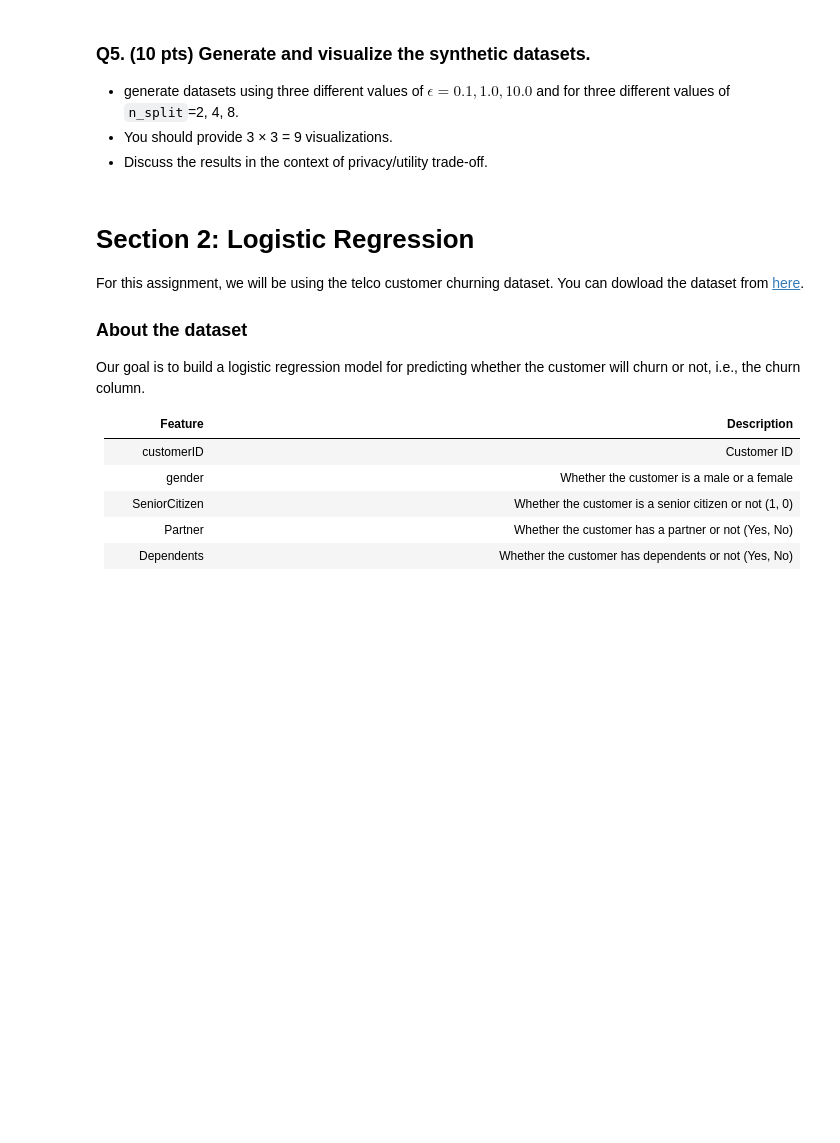
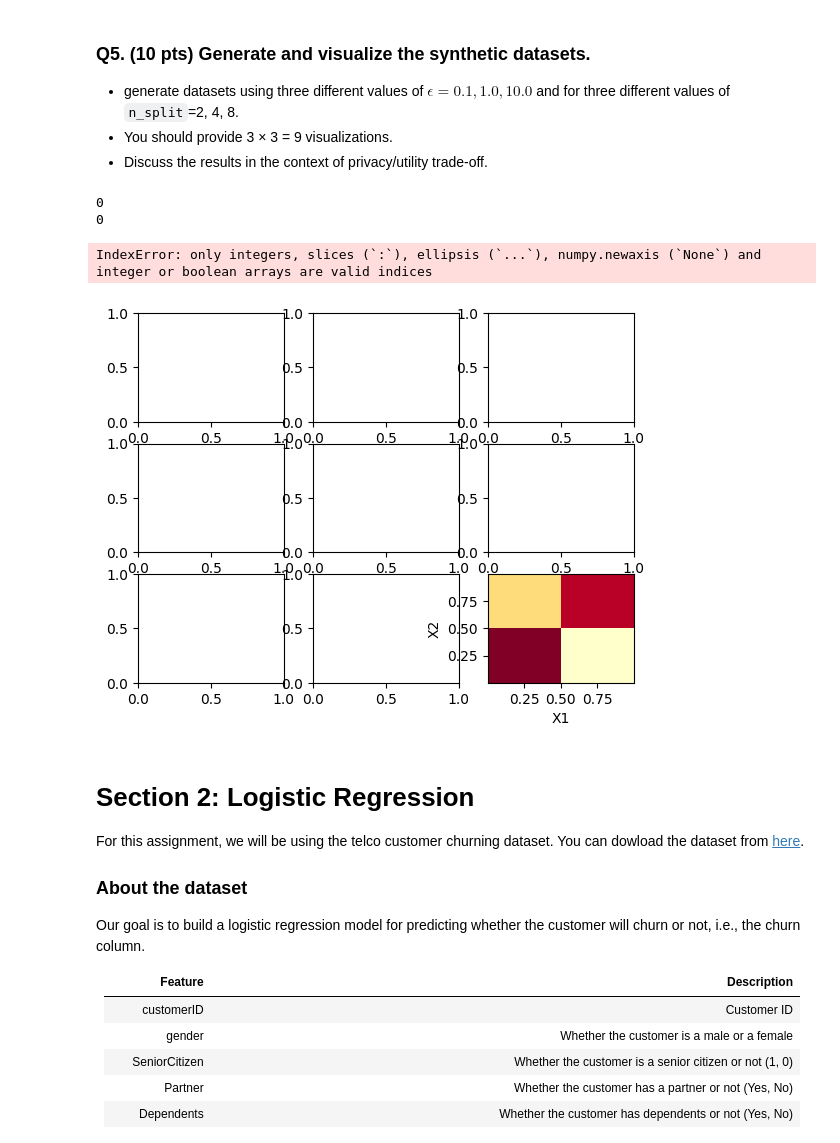
Before and after one commit to alexander-darwiche/ppda-8960, a Jupyter notebook: HW01/CSCI8960_Fall_2024_HW1.ipynb, the cells around one changed output. Cells and saved outputs as stored; diff of their text form; code cells hidden in the pictures; blank space fills up the shorter version.

```diff
--- a/HW01/CSCI8960_Fall_2024_HW1.ipynb
+++ b/HW01/CSCI8960_Fall_2024_HW1.ipynb
@@ -213,6 +200,3 @@ def dp_histogram(histo, epsilon):
         noisy_histo[index] = i/sum_value
 
     return noisy_histo
-
-dp_histogram = dp_histogram(histogram, 5)
-print(dp_histogram)
@@ -231,22 +213,3 @@ containing <tt>count</tt> and <tt>prob</tt> for each rectangle formed by two int
 For simplicity, we **assume** observations are *uniformly distributed* over $[s_1^i, f_1^i) \times [s_2^i, f_2^i)$. You can use `numpy.random.uniform` to randomly generate uniformly distributed values.
 # %% [markdown]
 ### Q4. (5 pts) Write a function that generate a synthetic dataset of size $1,000$.
-# %%
-def synthesize_dataset(noisy_histo):
-    """
-    Parameters:
-    -------------------------
-    noisy_histo: tuple containing bin ranges and bin counts
-
-    Returns:
-    -------------------------
-    syn_dataset: 2D array containing
-    """
-    bounds = []
-    n_split = np.sqrt(len(noisy_histo))
-    for i in n_split:
-        bounds.append()
-
-
-    for i in range(1000):
-        random_number = np.random.select(p=noisy_histo)
@@ -255,6 +252,23 @@ def synthesize_dataset(noisy_histo):
 - generate datasets using three different values of $\epsilon = 0.1, 1.0, 10.0$ and for three different values of `n_split`=2, 4, 8.
 - You should provide 3 × 3 = 9 visualizations.
 - Discuss the results in the context of privacy/utility trade-off.
+# %%
+e_vals = [0.1,1.0,10.0]
+n_split_vals = [2,4,8]
+
+fig, axs = plt.subplots(3, 3)
+for index_i, i in enumerate(e_vals):
+    for index_j, j in enumerate(n_split_vals):
+        histogram = construct_histogram(df,j)
+        dp_histogram_object = dp_histogram(histogram, i)
+        df_synth = synthesize_dataset(dp_histogram_object)
+        new_hist = construct_histogram(df_synth,j)
+        axs[(index_i*3)+index_j] = plt.hist2d(new_hist['x1'],new_hist['x2'], bins=(j,j),cmap='YlOrRd')
+# %% [output]
+0
+0
+IndexError: only integers, slices (`:`), ellipsis (`...`), numpy.newaxis (`None`) and integer or boolean arrays are valid indices
+[figure, added]
 # %% [markdown]
 # Section 2: Logistic Regression
 
```
Also changed, not shown: parts of 3 cells of this notebook.
